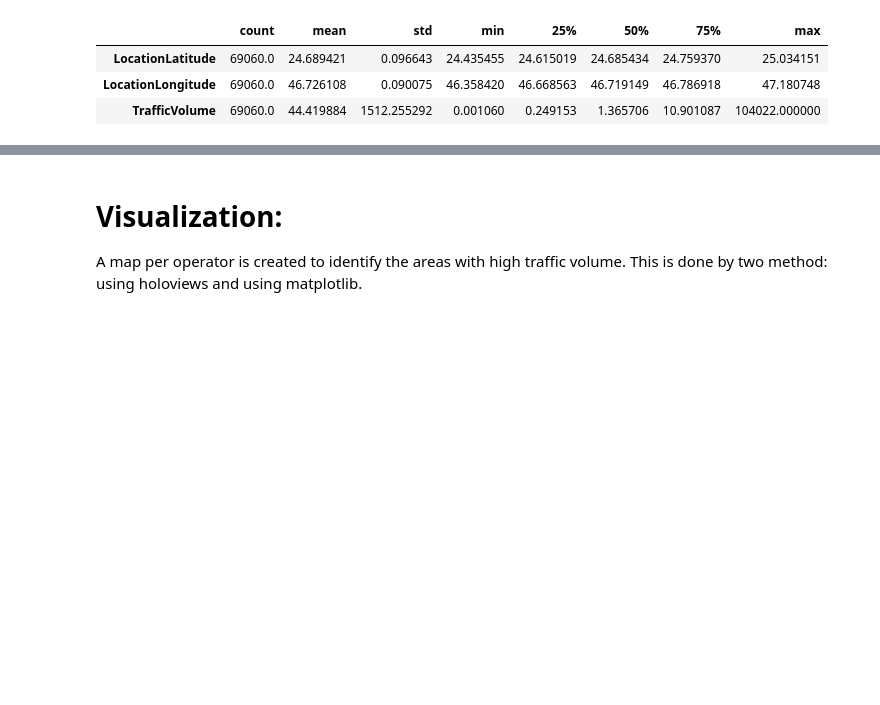
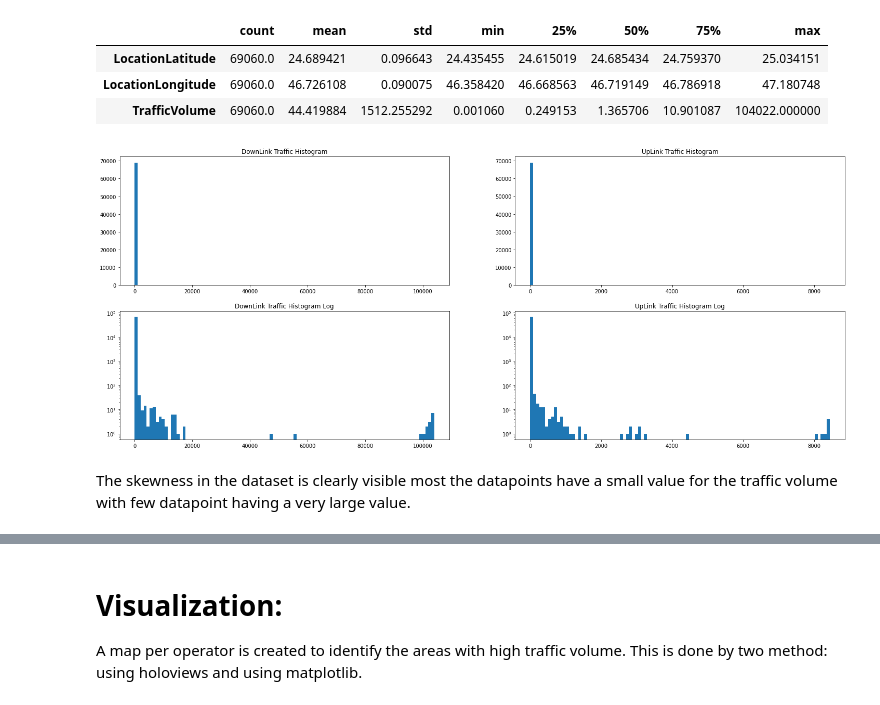
Before and after one commit to medhatfawzy/AI-Telecom, a Jupyter notebook: 2.Traffic_Volume.ipynb, the cells around one changed output, grey strips where cells are left out. Cells and saved outputs as stored; diff of their text form; code cells hidden in the pictures; blank space fills up the shorter version.

```diff
--- a/2.Traffic_Volume.ipynb
+++ b/2.Traffic_Volume.ipynb
@@ -380,6 +380,26 @@ Downlink_df.describe().transpose()
 | LocationLatitude | 69060.0 | 24.689421 | 0.096643 | 24.435455 | 24.615019 | 24.685434 | 24.759370 | 25.034151 |
 | LocationLongitude | 69060.0 | 46.726108 | 0.090075 | 46.358420 | 46.668563 | 46.719149 | 46.786918 | 47.180748 |
 | TrafficVolume | 69060.0 | 44.419884 | 1512.255292 | 0.001060 | 0.249153 | 1.365706 | 10.901087 | 104022.000000 |
+# %%
+fig, ((plot1, plot2), (plot3, plot4)) = plt.subplots(2,2)
+# first row
+plot1.hist(Downlink_df["TrafficVolume"], bins=100)
+plot1.set_title("DownLink Traffic Histogram")
+plot2.hist(Uplink_df["TrafficVolume"], bins=100)
+plot2.set_title("UpLink Traffic Histogram")
+# Second row
+plot3.hist(Downlink_df["TrafficVolume"], bins=100, log=True)
+plot3.set_title("DownLink Traffic Histogram Log")
+plot4.hist(Uplink_df["TrafficVolume"], bins=100, log=True)
+plot4.set_title("UpLink Traffic Histogram Log")
+
+fig.set_figwidth(25)
+fig.set_figheight(10)
+plt.show()
+# %% [output]
+[figure, added]
+# %% [markdown]
+The skewness in the dataset is clearly visible most the datapoints have a small value for the traffic volume with few datapoint having a very large value.
 # %%
 df = Downlink_df.copy()
 
```
Also changed, not shown: parts of 5 cells of this notebook, 3 other files.
